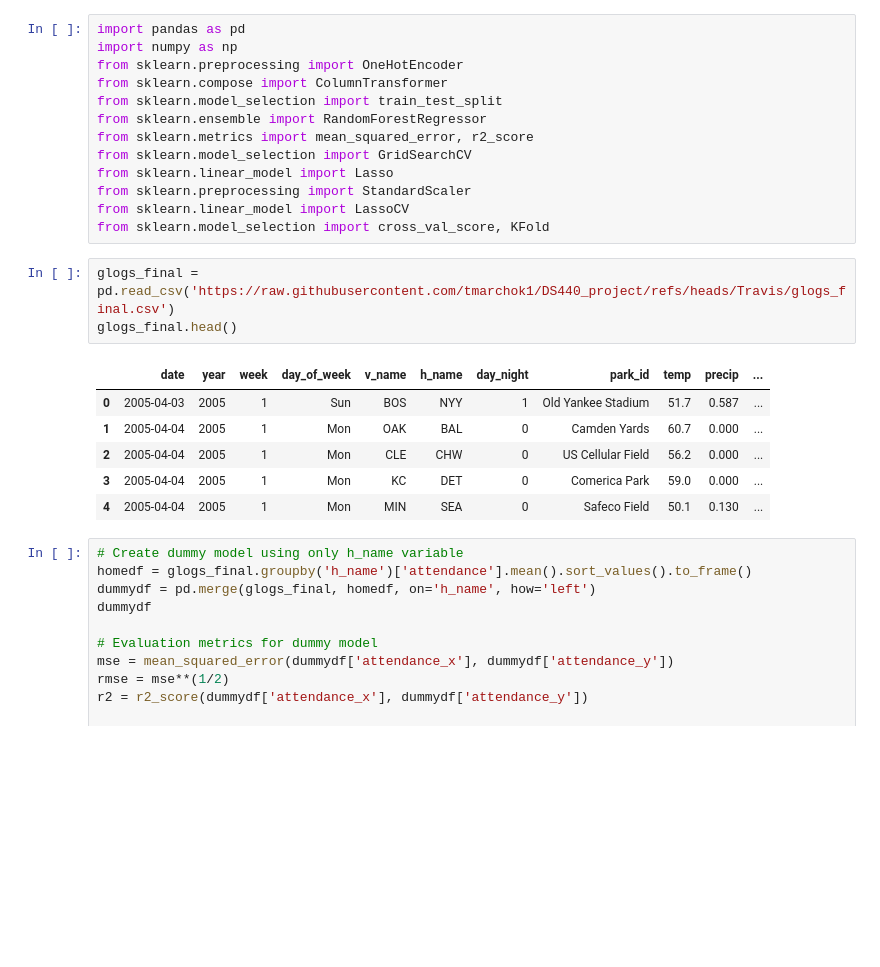
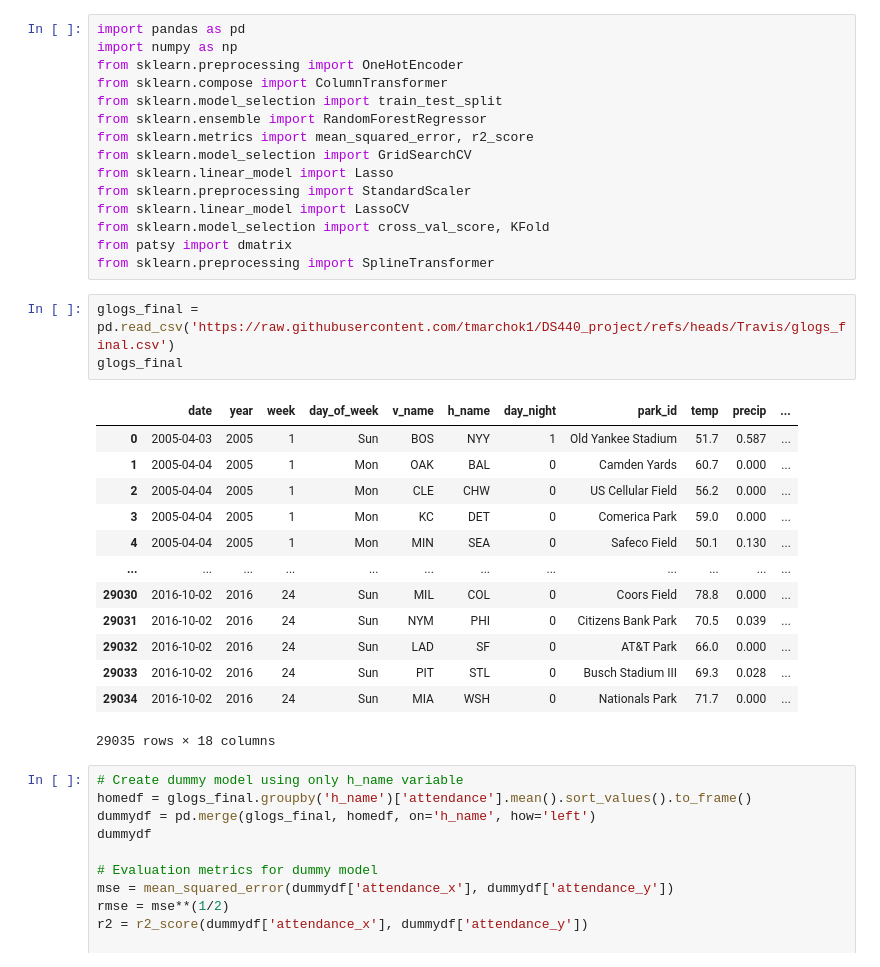
Before and after one commit to tmarchok1/DS440_project, a Jupyter notebook: model_code_travis.ipynb, the cells around one changed output. Drawn from its saved outputs; the diff is of its cells as text; blank space fills up the shorter version.

```diff
--- a/model_code_travis.ipynb
+++ b/model_code_travis.ipynb
@@ -11,16 +11,25 @@ from sklearn.linear_model import Lasso
 from sklearn.preprocessing import StandardScaler
 from sklearn.linear_model import LassoCV
 from sklearn.model_selection import cross_val_score, KFold
+from patsy import dmatrix
+from sklearn.preprocessing import SplineTransformer
 # %%
 glogs_final = pd.read_csv('https://raw.githubusercontent.com/tmarchok1/DS440_project/refs/heads/Travis/glogs_final.csv')
-glogs_final.head()
+glogs_final
 # %% [output]
 |  | date | year | week | day_of_week | v_name | h_name | day_night | park_id | temp | precip | ... |
 | 0 | 2005-04-03 | 2005 | 1 | Sun | BOS | NYY | 1 | Old Yankee Stadium | 51.7 | 0.587 | ... |
 | 1 | 2005-04-04 | 2005 | 1 | Mon | OAK | BAL | 0 | Camden Yards | 60.7 | 0.000 | ... |
 | 2 | 2005-04-04 | 2005 | 1 | Mon | CLE | CHW | 0 | US Cellular Field | 56.2 | 0.000 | ... |
 | 3 | 2005-04-04 | 2005 | 1 | Mon | KC | DET | 0 | Comerica Park | 59.0 | 0.000 | ... |
 | 4 | 2005-04-04 | 2005 | 1 | Mon | MIN | SEA | 0 | Safeco Field | 50.1 | 0.130 | ... |
+| ... | ... | ... | ... | ... | ... | ... | ... | ... | ... | ... | ... |
+| 29030 | 2016-10-02 | 2016 | 24 | Sun | MIL | COL | 0 | Coors Field | 78.8 | 0.000 | ... |
+| 29031 | 2016-10-02 | 2016 | 24 | Sun | NYM | PHI | 0 | Citizens Bank Park | 70.5 | 0.039 | ... |
+| 29032 | 2016-10-02 | 2016 | 24 | Sun | LAD | SF | 0 | AT&T Park | 66.0 | 0.000 | ... |
+| 29033 | 2016-10-02 | 2016 | 24 | Sun | PIT | STL | 0 | Busch Stadium III | 69.3 | 0.028 | ... |
+| 29034 | 2016-10-02 | 2016 | 24 | Sun | MIA | WSH | 0 | Nationals Park | 71.7 | 0.000 | ... |
+29035 rows × 18 columns
 # %%
 # Create dummy model using only h_name variable
 homedf = glogs_final.groupby('h_name')['attendance'].mean().sort_values().to_frame()
```
Also changed, not shown: parts of 3 cells of this notebook, 2 other files.
